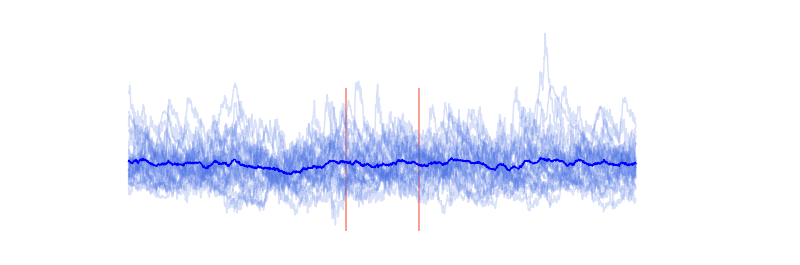
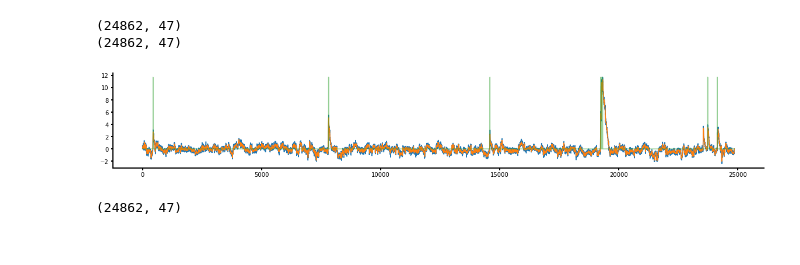
Before and after one commit to inscopix/astellas, a Jupyter notebook: astellas_nvoke_trig.ipynb, the cells around one changed output. Saved outputs shown, nothing was run; the diff lists cells and outputs as text; code cells hidden in the pictures.

```diff
--- a/astellas_nvoke_trig.ipynb
+++ b/astellas_nvoke_trig.ipynb
@@ -898,15 +849,0 @@ plt.show()
-# %%
-np.shape(np.mean(aligned_mtx, axis = 1))
-
-f,ax  = plt.subplots(1, 1, figsize = (10,4))
-
-for i in np.mean(aligned_mtx, axis = 1):
-    ax.plot(i, color = 'royalblue', alpha = .2)
-
-ax.plot(np.mean(np.mean(aligned_mtx, axis = 1), axis = 0), color='blue')
-ax.vlines([pre_win, pre_win + pulse_len ] , ymin = -1, ymax = 1, color='salmon')
-#ax.set_ylim(-1.5, 1.5)
-ax.axis('off')
-plt.show()
-# %% [output]
-[figure, removed]
@@ -917,0 +850,23 @@ num_i = 1000
+# %%
+#print(np.shape(stats.zscore(the_trace_mtx,axis=1)))
+print(np.shape(the_trace_mtx))
+print(np.shape(the_raster_isx_mtx))
+z_trace_mtx = stats.zscore(the_trace_mtx,axis=0)
+#z_trace_mtx -= np.min(z_trace_mtx, axis = 0)
+# %% [output]
+(24862, 47)
+(24862, 47)
+# %%
+f,ax = plt.subplots(1,1,figsize=(20,3))
+ax.plot(the_trace_mtx[:,0])
+ax.plot(signal.medfilt(the_trace_mtx[:,0],9))
+ax.plot(the_raster_isx_mtx[:,0]*max(the_trace_mtx[:,0]), alpha = .5)
+twoaxis(ax)
+plt.show()
+# %% [output]
+[figure, added]
+# %%
+peak_mtx = the_raster_isx_mtx * the_trace_mtx
+print(np.shape(peak_mtx))
+# %% [output]
+(24862, 47)
```
Also changed, not shown: parts of 59 cells of this notebook.
